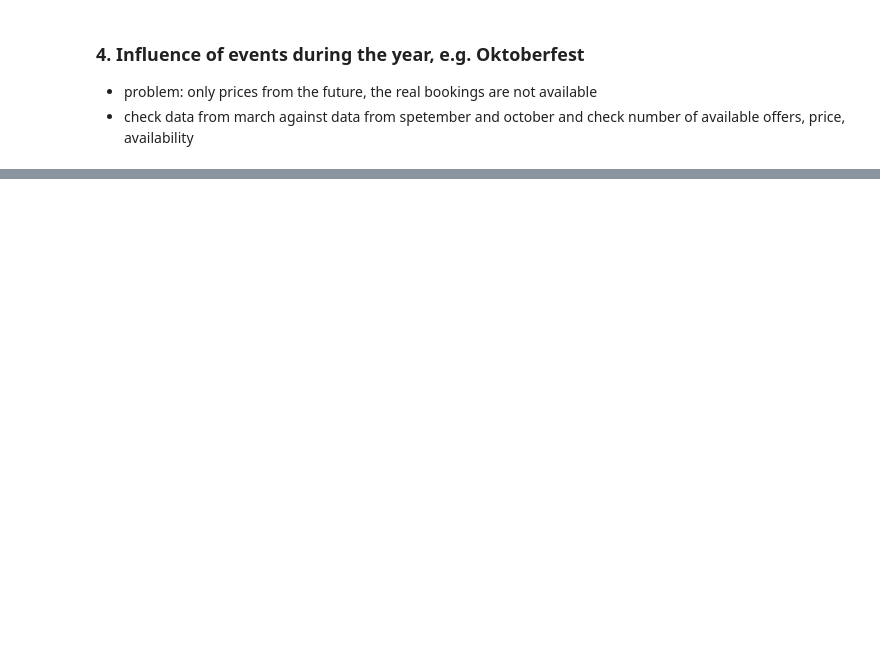
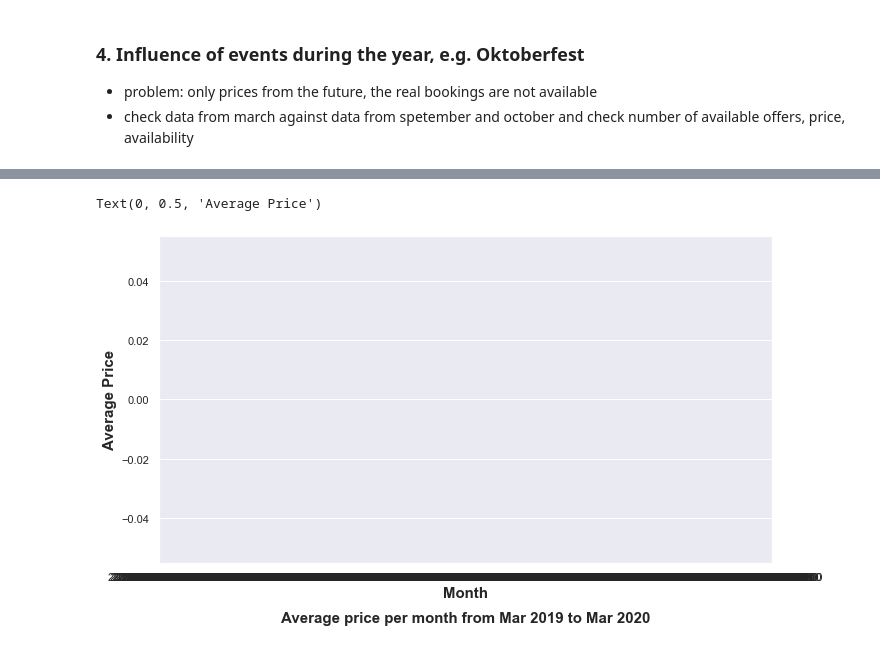
Before and after one commit to lethiess/AirBnB, a Jupyter notebook: AirBnb.ipynb, the cells around one changed output, grey strips where cells are left out. Drawn from its saved outputs; the diff is of its cells as text; code cells hidden in the pictures; blank space fills up the shorter version.

```diff
--- a/AirBnb.ipynb
+++ b/AirBnb.ipynb
@@ -489,0 +536,13 @@ munich_map_oktoberfest
+# %%
+plt.figure(figsize=(11,6))
+munich_calendar_week = munich_calendar.groupby(pd.Grouper(key = 'date',freq ='1D')).mean()
+
+sns.pointplot(x = munich_calendar_week.index.isocalendar().week, y = s_calendar_monthly["price"], color= '#5986e4', order = munich_calendar_week.index)
+
+plt.title('Average price per month from Mar 2019 to Mar 2020', y=-0.20,fontsize = 15, weight = 'bold')
+plt.xlabel('Month', fontsize = 15, weight = 'bold')
+plt.ylabel('Average Price', fontsize = 15, weight = 'bold')
+#plt.savefig('price_per_month.png')
+# %% [output]
+Text(0, 0.5, 'Average Price')
+[figure, added]
```
Also changed, not shown: parts of 11 cells of this notebook.
